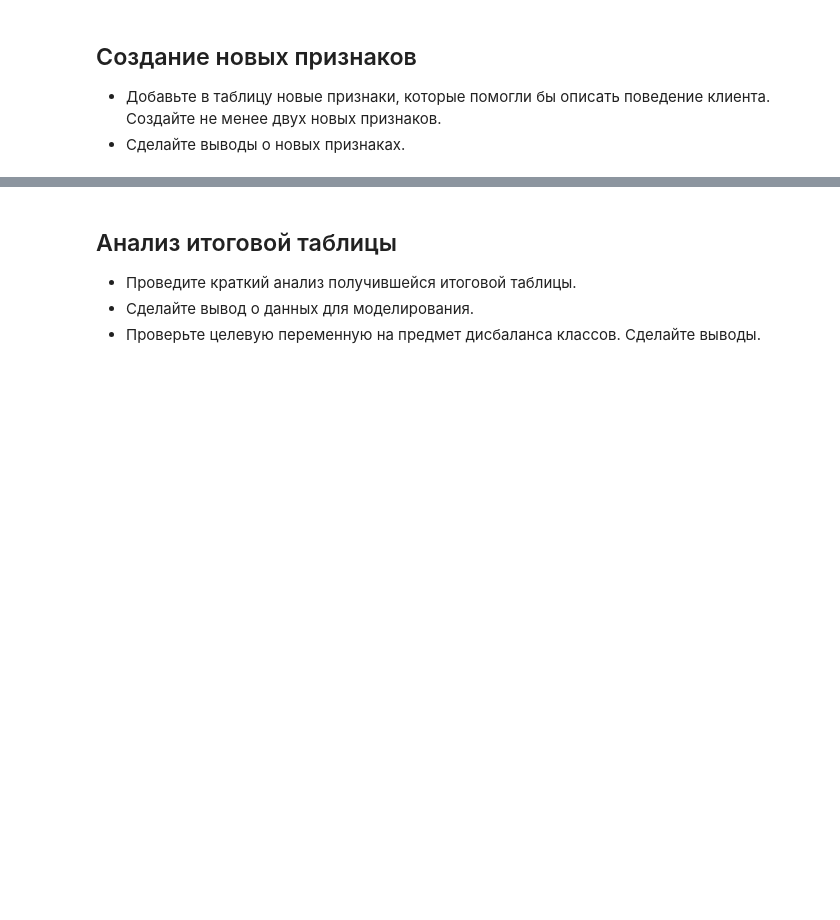
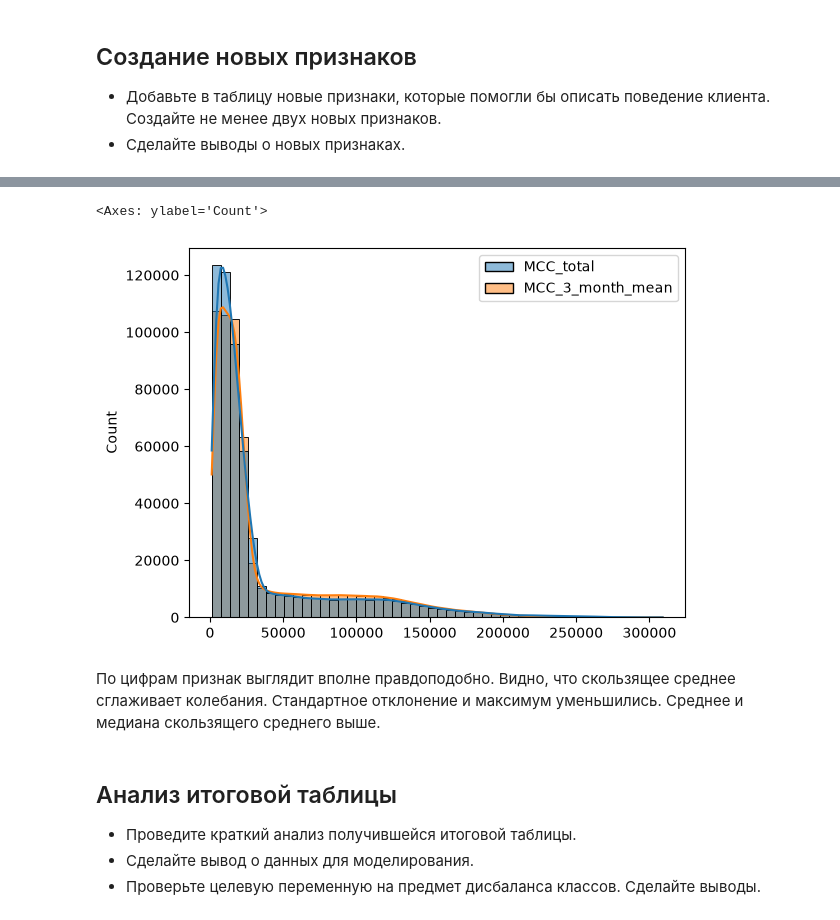
Before and after one commit to BeHappyBee/ds-learning-project, a Jupyter notebook: 6e251653-886a-4cda-af2d-6475fa820d7a.ipynb, the cells around one changed output, grey strips where cells are left out. Cells and saved outputs as stored; diff of their text form; code cells hidden in the pictures; blank space fills up the shorter version.

Commit message:
Создал новый признаки

```diff
--- a/6e251653-886a-4cda-af2d-6475fa820d7a.ipynb
+++ b/6e251653-886a-4cda-af2d-6475fa820d7a.ipynb
@@ -394,3 +497,10 @@ AttributeError: module 'pandas' has no attribute 'DateTime'
+# %%
+sns.histplot(data=final_df[['MCC_total', 'MCC_3_month_mean']], bins=50, kde=True)
+# %% [output]
+<Axes: ylabel='Count'>
+[figure, added]
+# %% [markdown]
+По цифрам признак выглядит вполне правдоподобно. Видно, что скользящее среднее сглаживает колебания. Cтандартное отклонение и максимум уменьшились. Cреднее и медиана скользящего среднего выше.
 # %% [markdown]
 ## Анализ итоговой таблицы
 
```
Also changed, not shown: parts of 12 cells of this notebook.
